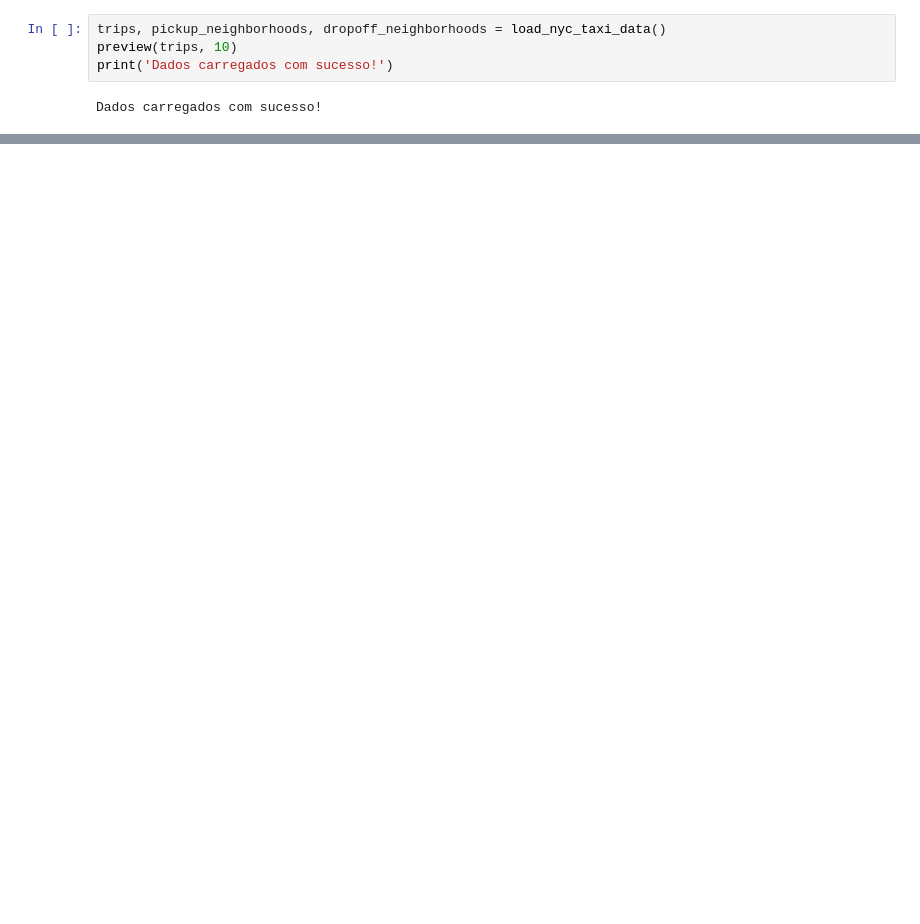
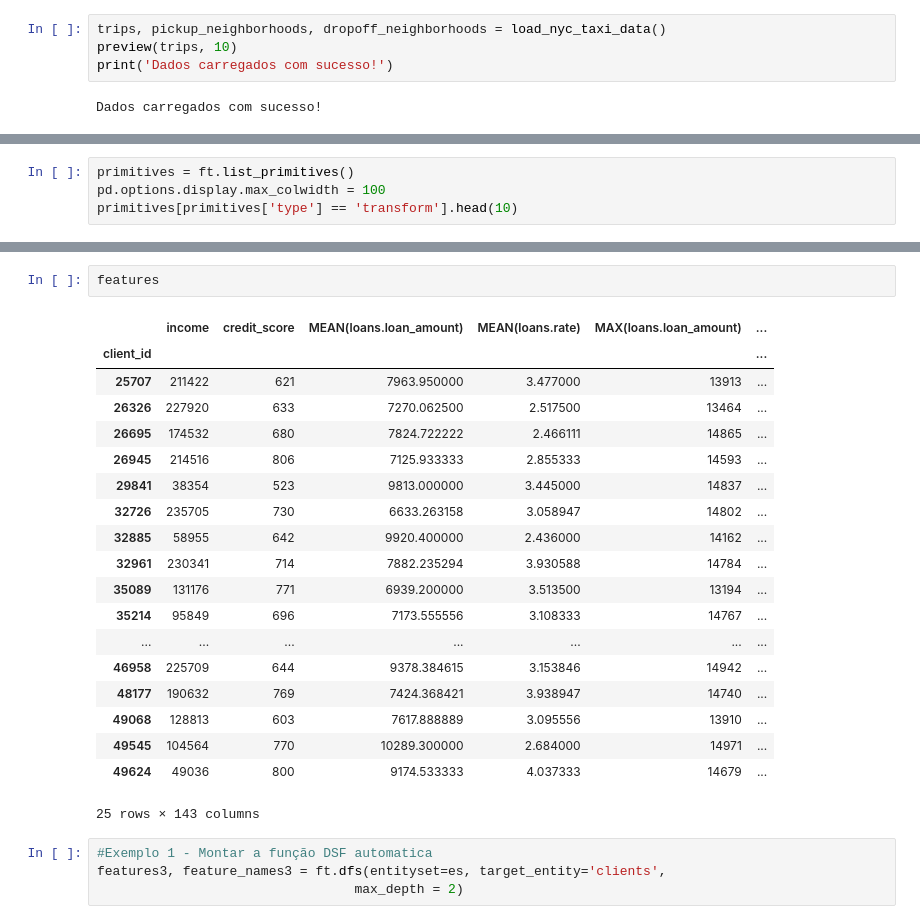
Before and after one commit to arthurvaz05/Python.Script, a Jupyter notebook: Deep_Feature_Synthesis_(DFS).ipynb, the cells around one changed output, grey strips where cells are left out. Cells and saved outputs as stored; diff of their text form; blank space fills up the shorter version.

```diff
--- a/Deep_Feature_Synthesis_(DFS).ipynb
+++ b/Deep_Feature_Synthesis_(DFS).ipynb
@@ -94,0 +268,4 @@ Dados carregados com sucesso!
+# %%
+primitives = ft.list_primitives()
+pd.options.display.max_colwidth = 100
+primitives[primitives['type'] == 'transform'].head(10)
@@ -94,0 +342,26 @@ Dados carregados com sucesso!
+# %%
+features
+# %% [output]
+|  | income | credit_score | MEAN(loans.loan_amount) | MEAN(loans.rate) | MAX(loans.loan_amount) | ... |
+| client_id |  |  |  |  |  | ... |
+| 25707 | 211422 | 621 | 7963.950000 | 3.477000 | 13913 | ... |
+| 26326 | 227920 | 633 | 7270.062500 | 2.517500 | 13464 | ... |
+| 26695 | 174532 | 680 | 7824.722222 | 2.466111 | 14865 | ... |
+| 26945 | 214516 | 806 | 7125.933333 | 2.855333 | 14593 | ... |
+| 29841 | 38354 | 523 | 9813.000000 | 3.445000 | 14837 | ... |
+| 32726 | 235705 | 730 | 6633.263158 | 3.058947 | 14802 | ... |
+| 32885 | 58955 | 642 | 9920.400000 | 2.436000 | 14162 | ... |
+| 32961 | 230341 | 714 | 7882.235294 | 3.930588 | 14784 | ... |
+| 35089 | 131176 | 771 | 6939.200000 | 3.513500 | 13194 | ... |
+| 35214 | 95849 | 696 | 7173.555556 | 3.108333 | 14767 | ... |
+| ... | ... | ... | ... | ... | ... | ... |
+| 46958 | 225709 | 644 | 9378.384615 | 3.153846 | 14942 | ... |
+| 48177 | 190632 | 769 | 7424.368421 | 3.938947 | 14740 | ... |
+| 49068 | 128813 | 603 | 7617.888889 | 3.095556 | 13910 | ... |
+| 49545 | 104564 | 770 | 10289.300000 | 2.684000 | 14971 | ... |
+| 49624 | 49036 | 800 | 9174.533333 | 4.037333 | 14679 | ... |
+25 rows × 143 columns
+# %%
+#Exemplo 1 - Montar a função DSF automatica
+features3, feature_names3 = ft.dfs(entityset=es, target_entity='clients',
+                                 max_depth = 2)
```
Also changed, not shown: parts of 30 cells of this notebook.
